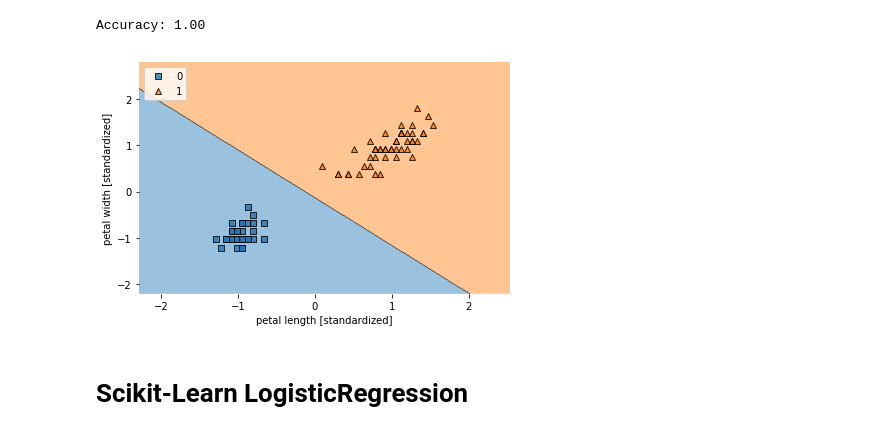
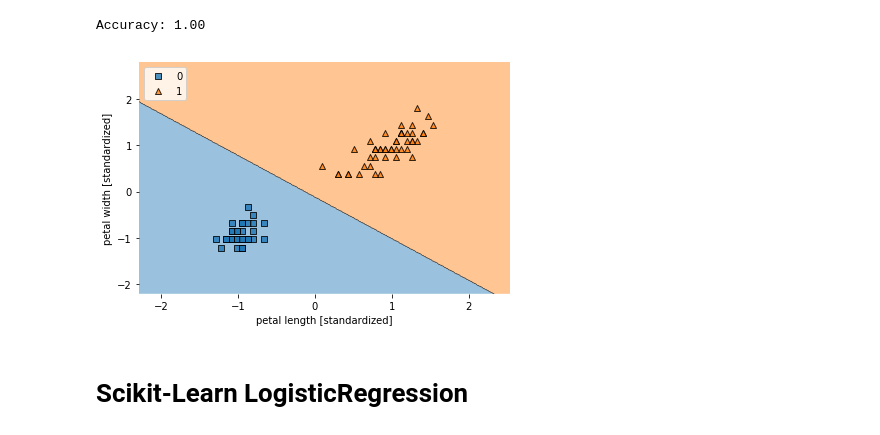
Before and after one commit to commonai/ScratchML, a Jupyter notebook: examples/Logistic Regression.ipynb, the cells around one changed output. Cells and saved outputs as stored; diff of their text form; code cells hidden in the pictures.

```diff
--- a/examples/Logistic Regression.ipynb
+++ b/examples/Logistic Regression.ipynb
@@ -61,18 +57,19 @@ print('Accuracy: %.2f' % accuracy_score(y_test, y_pred))
 # %% [output]
 Accuracy: 1.00
 # %%
+from ScratchML.plot import plot_decision_regions
 X_combined_std = np.vstack((X_train_std, X_test_std))
 y_combined = np.hstack((y_train, y_test))
 
-plot_decision_regions(X=X_combined_std, y=y_combined, clf=clf)
-plt.xlabel('petal length [standardized]')
-plt.ylabel('petal width [standardized]')
-plt.legend(loc='upper left')
-
-plt.tight_layout()
-plt.show()
+plot_decision_regions(
+    X=X_combined_std,
+    Y=y_combined,
+    classifier=clf,
+    xlabel='petal length [standardized]',
+    ylabel='petal width [standardized]'
+)
 # %% [output]
-[figure, old version]
+[figure, new version]
 # %% [markdown]
 # Scikit-Learn LogisticRegression
 # %% [markdown]
```
Also changed, not shown: parts of 5 cells of this notebook, 8 other files.
